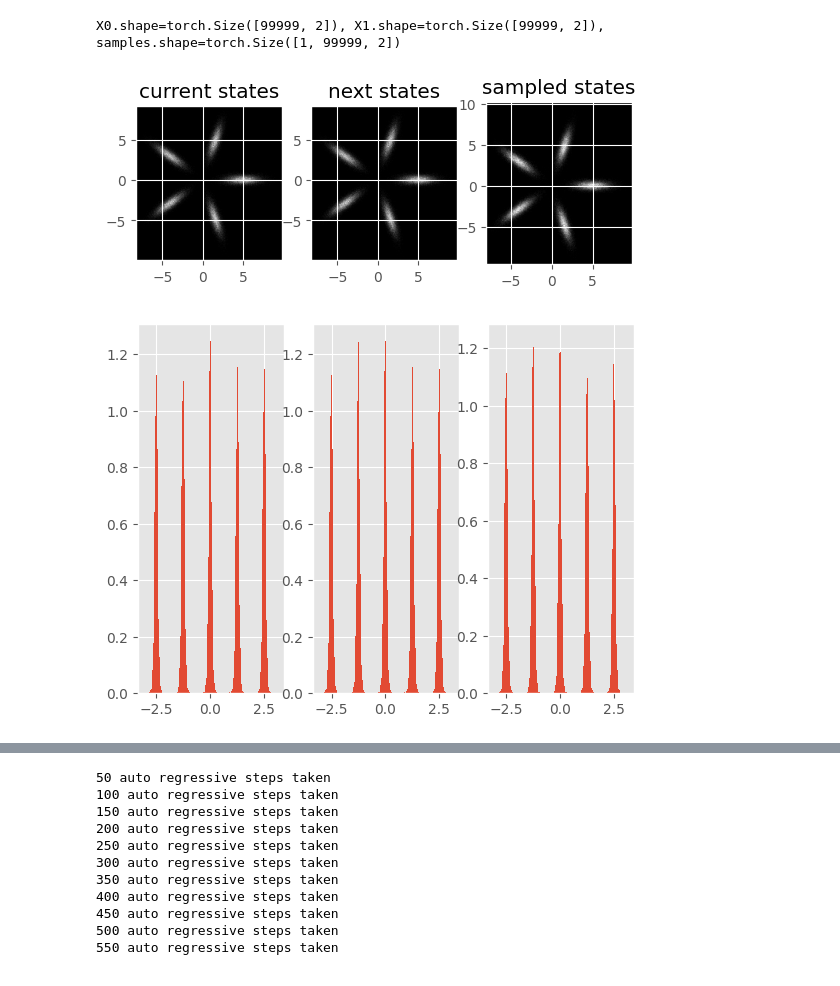
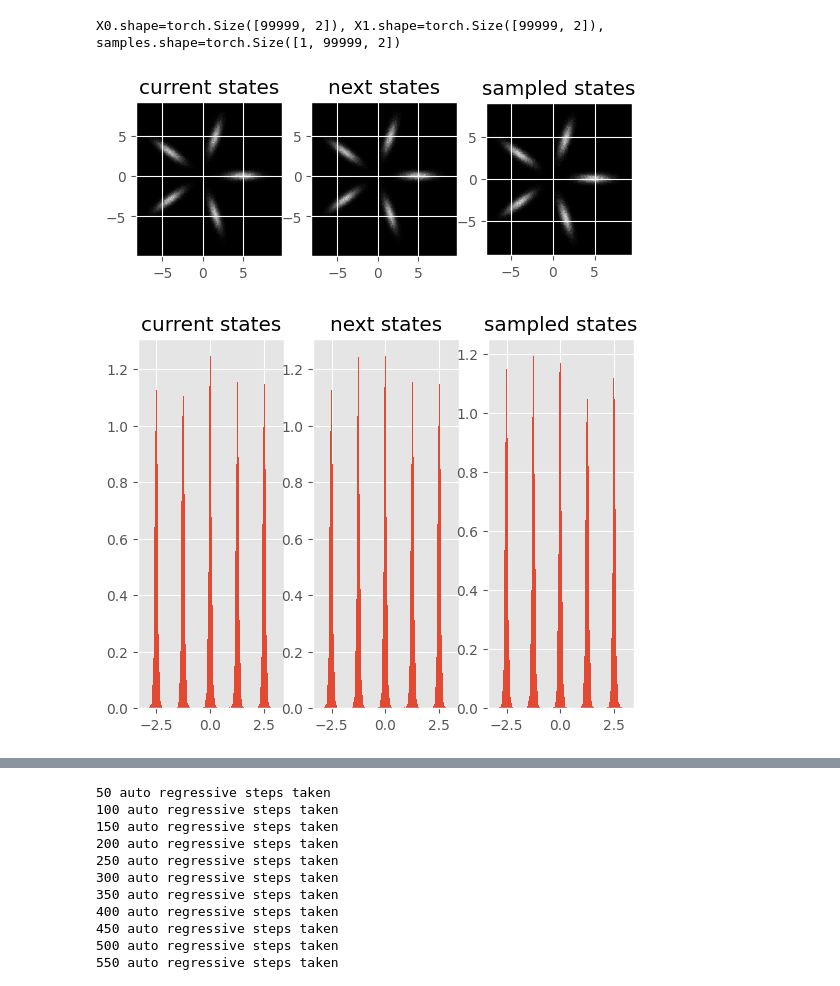
Before and after one commit to FMGS666/ProbForecastFollmerProcess, a Jupyter notebook: multi_modal_jump_diffusion.ipynb, the cells around one changed output, grey strips where cells are left out. Drawn from its saved outputs; the diff is of its cells as text; code cells hidden in the pictures.

```diff
--- a/multi_modal_jump_diffusion.ipynb
+++ b/multi_modal_jump_diffusion.ipynb
@@ -138,8 +138,8 @@ data = {
 
 # defining sampling configurations
 sample = {
-    "g": pffp.interpolant["sigma"],#pffp.utils.g_follmer, # follmer process not used for this experiment
-    "num_euler_steps": 1000
+    "g": pffp.utils.g_follmer, #pffp.interpolant["sigma"],# follmer process not used for this experiment
+    "num_euler_steps": observation_interval#1000
 }
 
 # learning standardization means and standard deviations
@@ -254,22 +250,26 @@ pffp.utils.plot_density(x1, y1, fig, axes[1], title = "next states", bins = 200)
 pffp.utils.plot_density(x_hat, y_hat, fig, axes[2], title = "sampled states", bins = 200)
 fig.show()
 # %% [output]
-[figure, old version]
+[figure, new version]
 # %%
 # converting to angular coordinates
 theta_0 = pffp.utils.vec2angle(x0,y0)
 theta_1 = pffp.utils.vec2angle(x1,y1)
 theta_hat = pffp.utils.vec2angle(x_hat,y_hat)
 
 # defining figure and axes
 fig, axes = plt.subplots(1, 3)
 
 # plotting the angular distributions
 hist_hat = axes[0].hist(theta_0, density = True, bins = 200)
-hist_hat = axes[1].hist(theta_0, density = True, bins = 200)
+hist_hat = axes[1].hist(theta_1, density = True, bins = 200)
 hist_hat = axes[2].hist(theta_hat, density = True, bins = 200)
+# setting the title to the plots
+axes[0].set_title("current states")
+axes[1].set_title("next states")
+axes[2].set_title("sampled states")
 
 # showing the figure
 fig.show()
 # %% [output]
-[figure, old version]
+[figure, new version]
```
Also changed, not shown: parts of 14 cells of this notebook, 3 other files.
